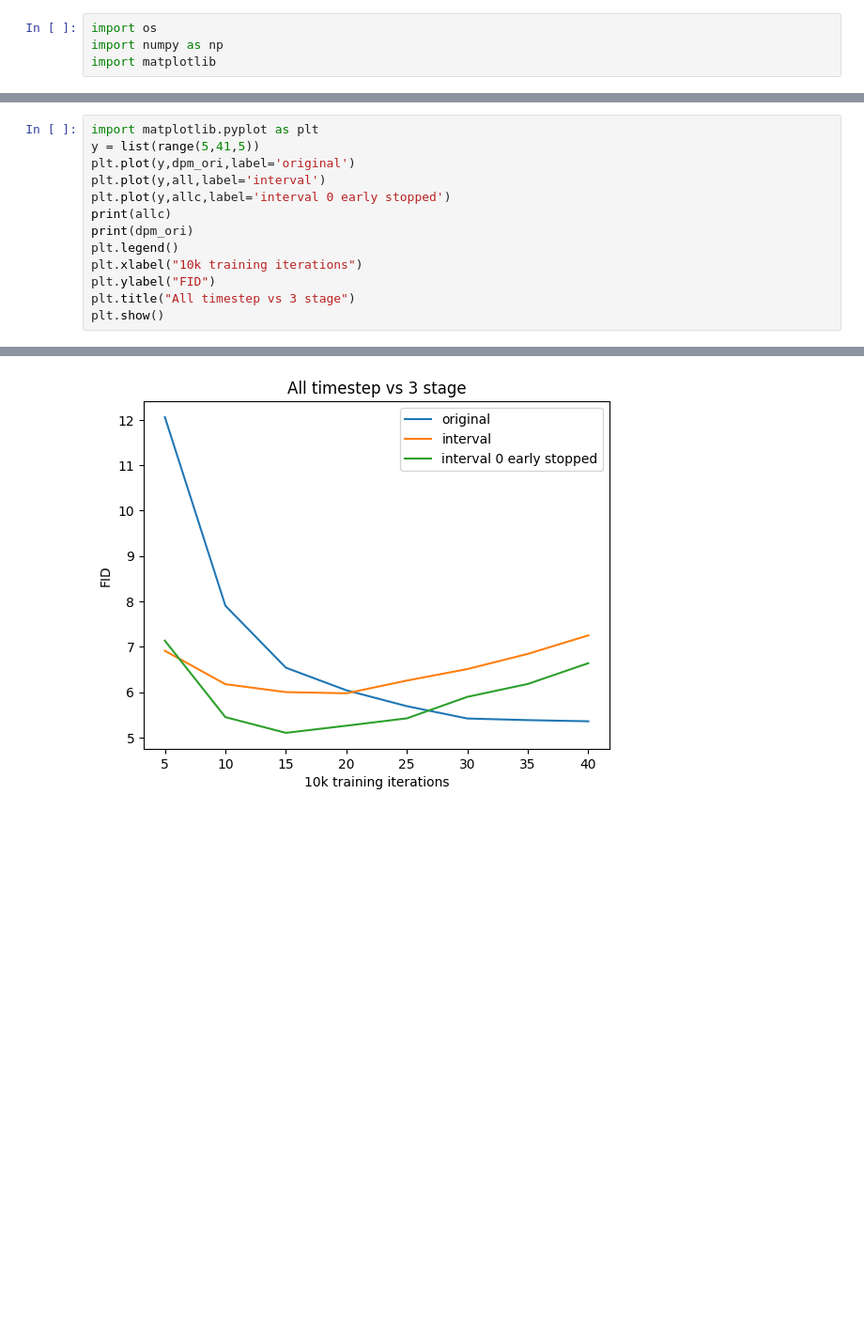
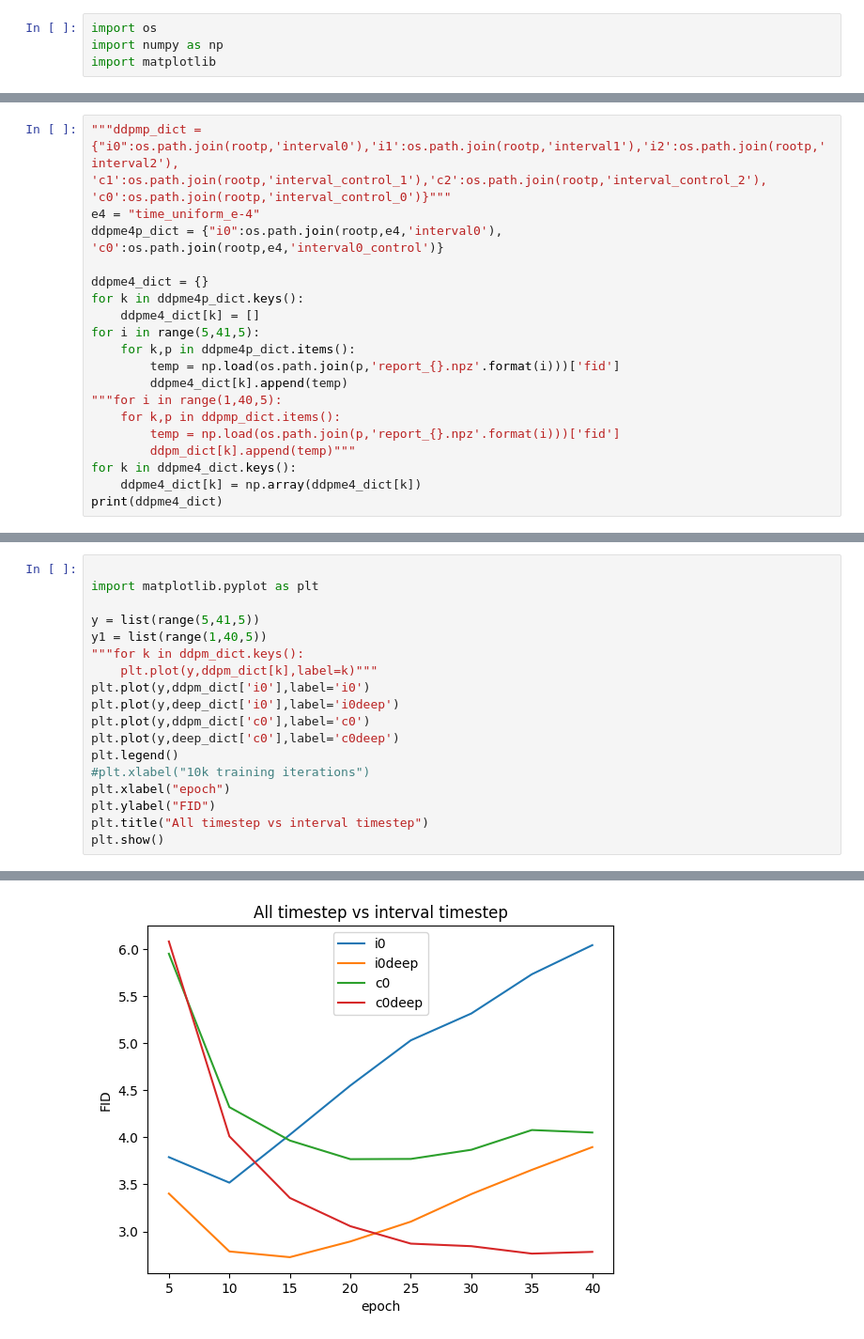
Before and after one commit to LucasYFL/dpm-solver, a Jupyter notebook: example_v2/score_sde_pytorch/jupyter/FID_plot.ipynb, the cells around one changed output, grey strips where cells are left out. Shown at 94% size. Drawn from its saved outputs; the diff is of its cells as text; blank space fills up the shorter version.

```diff
--- a/example_v2/score_sde_pytorch/jupyter/FID_plot.ipynb
+++ b/example_v2/score_sde_pytorch/jupyter/FID_plot.ipynb
@@ -127,0 +128,22 @@ print(dpm_fewer)
+# %%
+"""ddpmp_dict = {"i0":os.path.join(rootp,'interval0'),'i1':os.path.join(rootp,'interval1'),'i2':os.path.join(rootp,'interval2'),
+'c1':os.path.join(rootp,'interval_control_1'),'c2':os.path.join(rootp,'interval_control_2'),
+'c0':os.path.join(rootp,'interval_control_0')}"""
+e4 = "time_uniform_e-4"
+ddpme4p_dict = {"i0":os.path.join(rootp,e4,'interval0'),
+'c0':os.path.join(rootp,e4,'interval0_control')}
+
+ddpme4_dict = {}
+for k in ddpme4p_dict.keys():
+    ddpme4_dict[k] = []
+for i in range(5,41,5):
+    for k,p in ddpme4p_dict.items():
+        temp = np.load(os.path.join(p,'report_{}.npz'.format(i)))['fid']
+        ddpme4_dict[k].append(temp)
+"""for i in range(1,40,5):
+    for k,p in ddpmp_dict.items():
+        temp = np.load(os.path.join(p,'report_{}.npz'.format(i)))['fid']
+        ddpm_dict[k].append(temp)"""
+for k in ddpme4_dict.keys():
+    ddpme4_dict[k] = np.array(ddpme4_dict[k])
+print(ddpme4_dict)
@@ -128,14 +163,19 @@ print(dpm_fewer)
 # %%
+
 import matplotlib.pyplot as plt
+
 y = list(range(5,41,5))
-plt.plot(y,dpm_ori,label='original')
-plt.plot(y,all,label='interval')
-plt.plot(y,allc,label='interval 0 early stopped')
-print(allc)
-print(dpm_ori)
+y1 = list(range(1,40,5))
+"""for k in ddpm_dict.keys():
+    plt.plot(y,ddpm_dict[k],label=k)"""
+plt.plot(y,ddpm_dict['i0'],label='i0')
+plt.plot(y,deep_dict['i0'],label='i0deep')
+plt.plot(y,ddpm_dict['c0'],label='c0')
+plt.plot(y,deep_dict['c0'],label='c0deep')
 plt.legend()
-plt.xlabel("10k training iterations")
+#plt.xlabel("10k training iterations")
+plt.xlabel("epoch")
 plt.ylabel("FID")
-plt.title("All timestep vs 3 stage")
+plt.title("All timestep vs interval timestep")
 plt.show()
 # %% [output]
@@ -146 +182 @@ plt.show()
-[figure, old version]
+[figure, new version]
```
Also changed, not shown: parts of 12 cells of this notebook, 13 other files.
